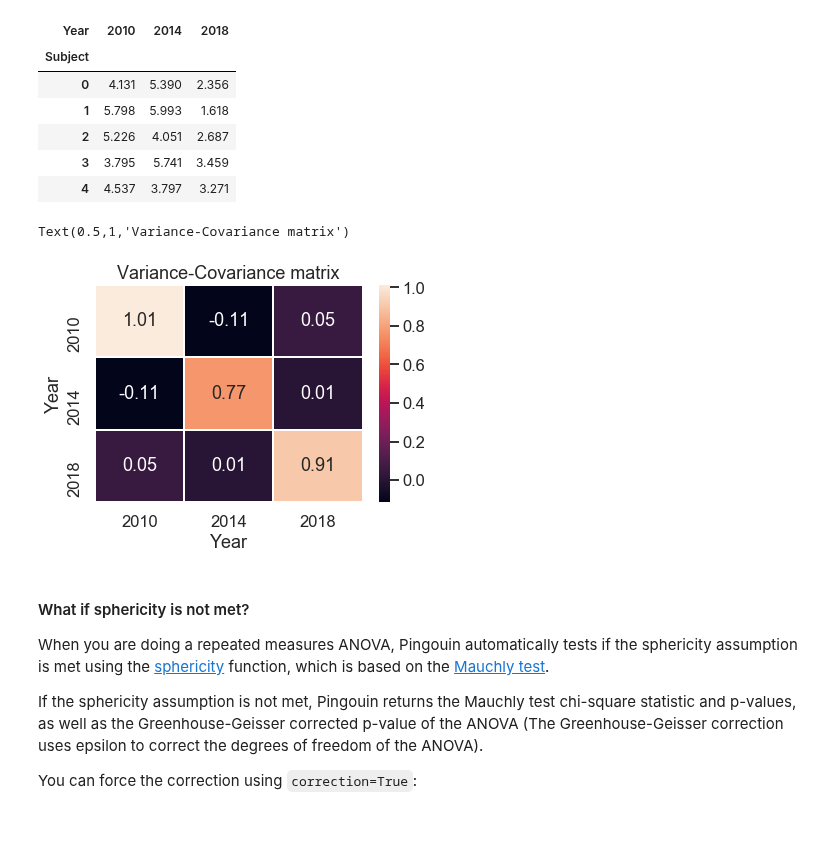
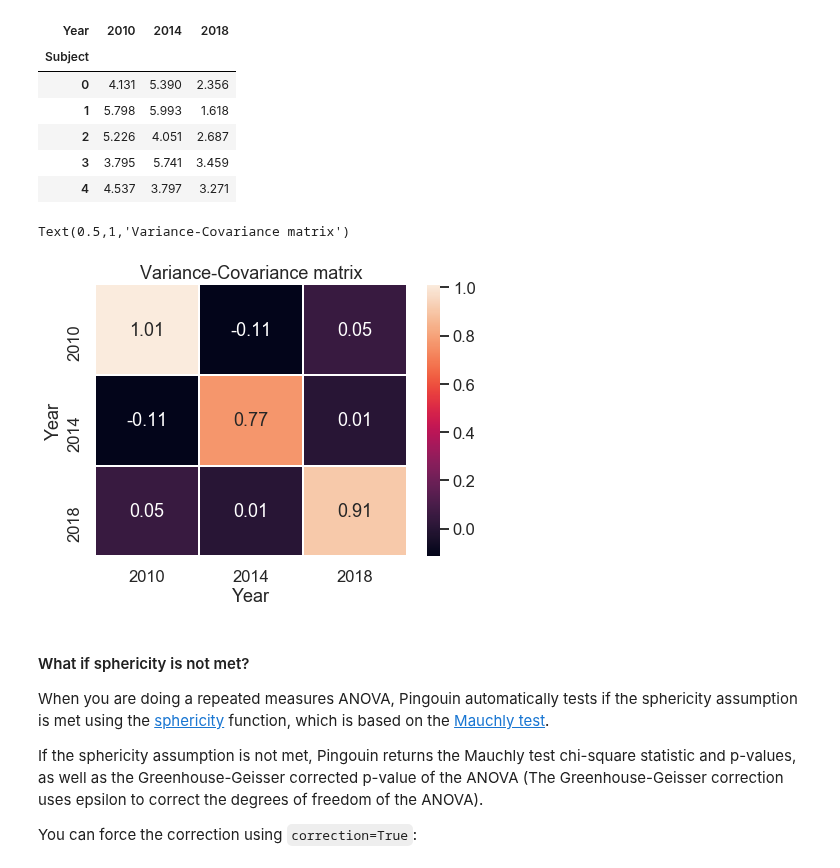
Before and after one commit to raphaelvallat/pingouin, a Jupyter notebook: notebooks/01_ANOVA.ipynb, the cells around one changed output. Cells and saved outputs as stored; diff of their text form; code cells hidden in the pictures; blank space fills up the shorter version.

```diff
--- a/notebooks/01_ANOVA.ipynb
+++ b/notebooks/01_ANOVA.ipynb
@@ -215,11 +235,12 @@ pivot.head().round(3)
 | 4 | 4.537 | 3.797 | 3.271 |
 # %%
 # Plot the variance-covariance matrix
+plt.figure(figsize=(7, 5))
 ax = sns.heatmap(pivot.cov(), annot=True, fmt='.2f', linewidths=1)
 plt.title('Variance-Covariance matrix')
 # %% [output]
 Text(0.5,1,'Variance-Covariance matrix')
-[figure, old version]
+[figure, new version]
 # %% [markdown]
 #### What if sphericity is not met?
 
```
Also changed, not shown: parts of 5 cells of this notebook.
